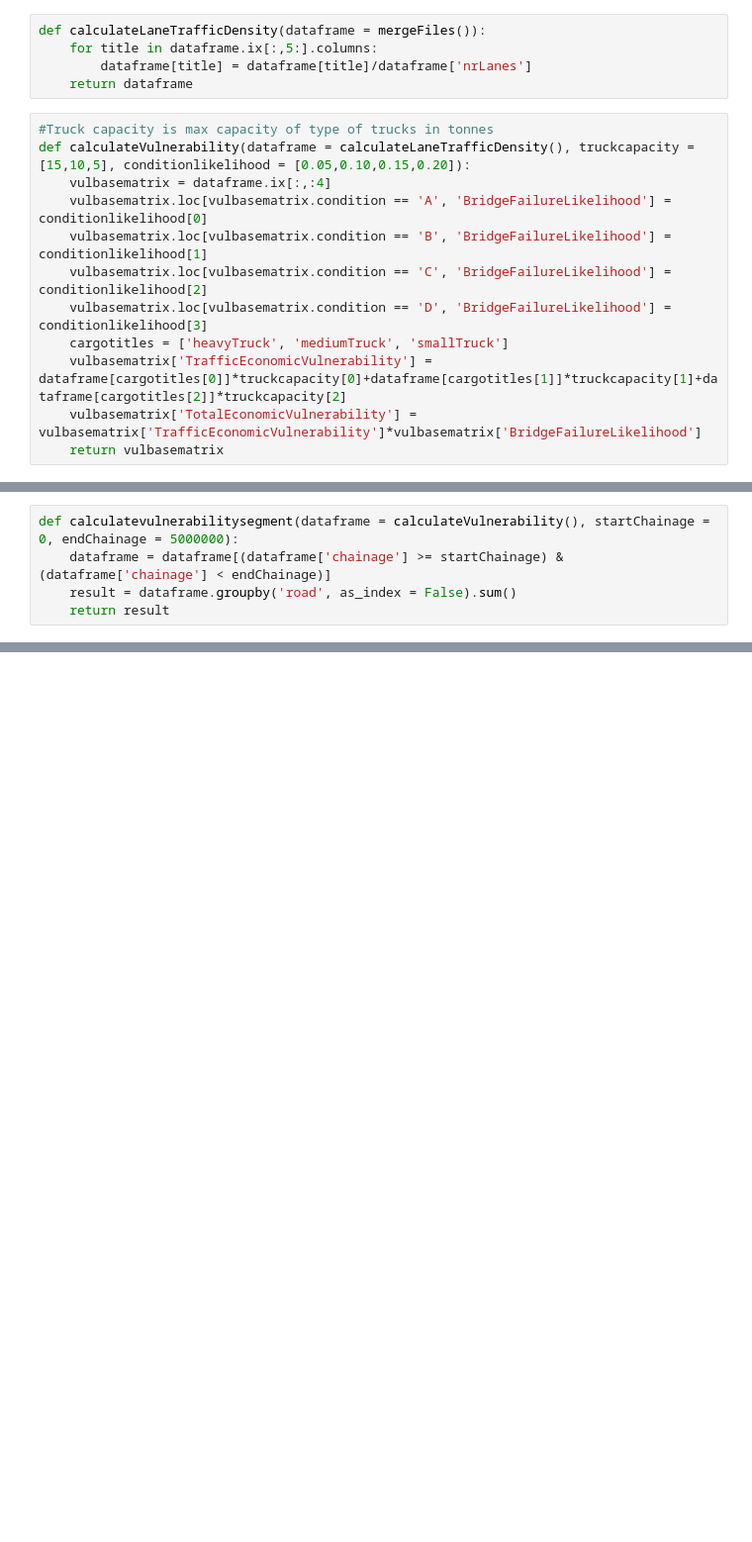
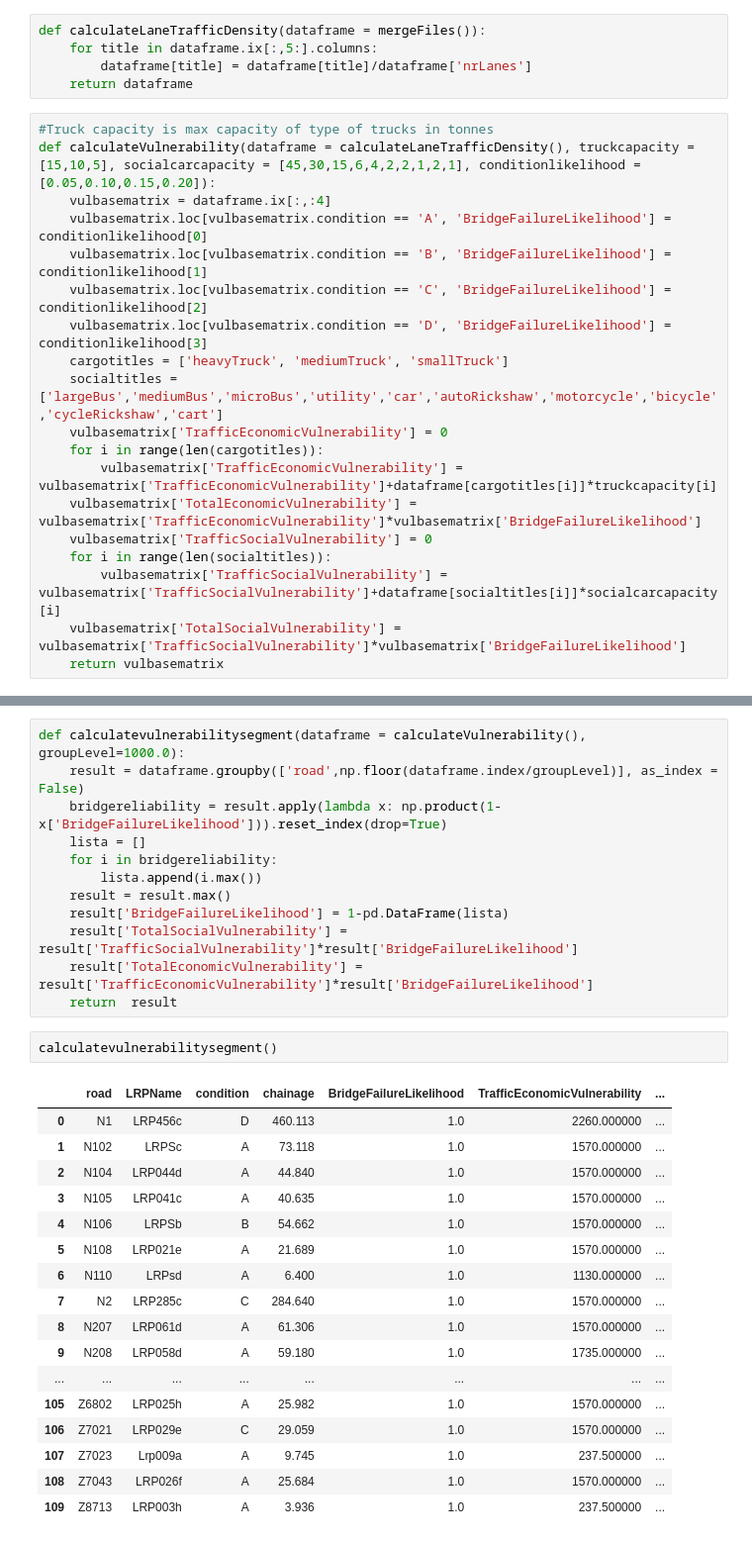
Before and after one commit to juangl77/BangladeshNeedsHelp8, a Jupyter notebook: A3Visualization/datamerging.ipynb, the cells around one changed output, grey strips where cells are left out. Shown: that part at 99% size. Drawn from its saved outputs; the diff is of its cells as text; blank space fills up the shorter version.

```diff
--- a/A3Visualization/datamerging.ipynb
+++ b/A3Visualization/datamerging.ipynb
@@ -78,14 +76,21 @@ def calculateLaneTrafficDensity(dataframe = mergeFiles()):
     return dataframe
 # %%
 #Truck capacity is max capacity of type of trucks in tonnes
-def calculateVulnerability(dataframe = calculateLaneTrafficDensity(), truckcapacity = [15,10,5], conditionlikelihood = [0.05,0.10,0.15,0.20]):
+def calculateVulnerability(dataframe = calculateLaneTrafficDensity(), truckcapacity = [15,10,5], socialcarcapacity = [45,30,15,6,4,2,2,1,2,1], conditionlikelihood = [0.05,0.10,0.15,0.20]):
     vulbasematrix = dataframe.ix[:,:4]
     vulbasematrix.loc[vulbasematrix.condition == 'A', 'BridgeFailureLikelihood'] = conditionlikelihood[0]
     vulbasematrix.loc[vulbasematrix.condition == 'B', 'BridgeFailureLikelihood'] = conditionlikelihood[1]
     vulbasematrix.loc[vulbasematrix.condition == 'C', 'BridgeFailureLikelihood'] = conditionlikelihood[2]
     vulbasematrix.loc[vulbasematrix.condition == 'D', 'BridgeFailureLikelihood'] = conditionlikelihood[3]
     cargotitles = ['heavyTruck', 'mediumTruck', 'smallTruck']
-    vulbasematrix['TrafficEconomicVulnerability'] = dataframe[cargotitles[0]]*truckcapacity[0]+dataframe[cargotitles[1]]*truckcapacity[1]+dataframe[cargotitles[2]]*truckcapacity[2]
+    socialtitles = ['largeBus','mediumBus','microBus','utility','car','autoRickshaw','motorcycle','bicycle','cycleRickshaw','cart']
+    vulbasematrix['TrafficEconomicVulnerability'] = 0
+    for i in range(len(cargotitles)):
+        vulbasematrix['TrafficEconomicVulnerability'] =  vulbasematrix['TrafficEconomicVulnerability']+dataframe[cargotitles[i]]*truckcapacity[i]
     vulbasematrix['TotalEconomicVulnerability'] = vulbasematrix['TrafficEconomicVulnerability']*vulbasematrix['BridgeFailureLikelihood']
+    vulbasematrix['TrafficSocialVulnerability'] = 0
+    for i in range(len(socialtitles)):
+        vulbasematrix['TrafficSocialVulnerability'] =  vulbasematrix['TrafficSocialVulnerability']+dataframe[socialtitles[i]]*socialcarcapacity[i]
+    vulbasematrix['TotalSocialVulnerability'] = vulbasematrix['TrafficSocialVulnerability']*vulbasematrix['BridgeFailureLikelihood']
     return vulbasematrix
 # %%
@@ -94,5 +98,0 @@ def printRoadResults(dataframe = calculateVulnerability(),  roadId = roadId):
-# %%
-def calculatevulnerabilitysegment(dataframe = calculateVulnerability(), startChainage = 0, endChainage = 5000000):
-    dataframe = dataframe[(dataframe['chainage'] >= startChainage) & (dataframe['chainage'] < endChainage)]
-    result = dataframe.groupby('road', as_index = False).sum()
-    return result
@@ -101,0 +99,32 @@ printRoadResults(dataframe = a)
+# %%
+def calculatevulnerabilitysegment(dataframe = calculateVulnerability(), groupLevel=1000.0):
+    result = dataframe.groupby(['road',np.floor(dataframe.index/groupLevel)], as_index = False)
+    bridgereliability = result.apply(lambda x: np.product(1-x['BridgeFailureLikelihood'])).reset_index(drop=True)
+    lista = []
+    for i in bridgereliability:
+        lista.append(i.max())
+    result = result.max()
+    result['BridgeFailureLikelihood'] = 1-pd.DataFrame(lista)
+    result['TotalSocialVulnerability'] = result['TrafficSocialVulnerability']*result['BridgeFailureLikelihood']
+    result['TotalEconomicVulnerability'] = result['TrafficEconomicVulnerability']*result['BridgeFailureLikelihood']
+    return  result
+# %%
+calculatevulnerabilitysegment()
+# %% [output]
+|  | road | LRPName | condition | chainage | BridgeFailureLikelihood | TrafficEconomicVulnerability | ... |
+| 0 | N1 | LRP456c | D | 460.113 | 1.0 | 2260.000000 | ... |
+| 1 | N102 | LRPSc | A | 73.118 | 1.0 | 1570.000000 | ... |
+| 2 | N104 | LRP044d | A | 44.840 | 1.0 | 1570.000000 | ... |
+| 3 | N105 | LRP041c | A | 40.635 | 1.0 | 1570.000000 | ... |
+| 4 | N106 | LRPSb | B | 54.662 | 1.0 | 1570.000000 | ... |
+| 5 | N108 | LRP021e | A | 21.689 | 1.0 | 1570.000000 | ... |
+| 6 | N110 | LRPsd | A | 6.400 | 1.0 | 1130.000000 | ... |
+| 7 | N2 | LRP285c | C | 284.640 | 1.0 | 1570.000000 | ... |
+| 8 | N207 | LRP061d | A | 61.306 | 1.0 | 1570.000000 | ... |
+| 9 | N208 | LRP058d | A | 59.180 | 1.0 | 1735.000000 | ... |
+| ... | ... | ... | ... | ... | ... | ... | ... |
+| 105 | Z6802 | LRP025h | A | 25.982 | 1.0 | 1570.000000 | ... |
+| 106 | Z7021 | LRP029e | C | 29.059 | 1.0 | 1570.000000 | ... |
+| 107 | Z7023 | Lrp009a | A | 9.745 | 1.0 | 237.500000 | ... |
+| 108 | Z7043 | LRP026f | A | 25.684 | 1.0 | 1570.000000 | ... |
+| 109 | Z8713 | LRP003h | A | 3.936 | 1.0 | 237.500000 | ... |
```
Also changed, not shown: parts of 4 cells of this notebook, 1 other file.
